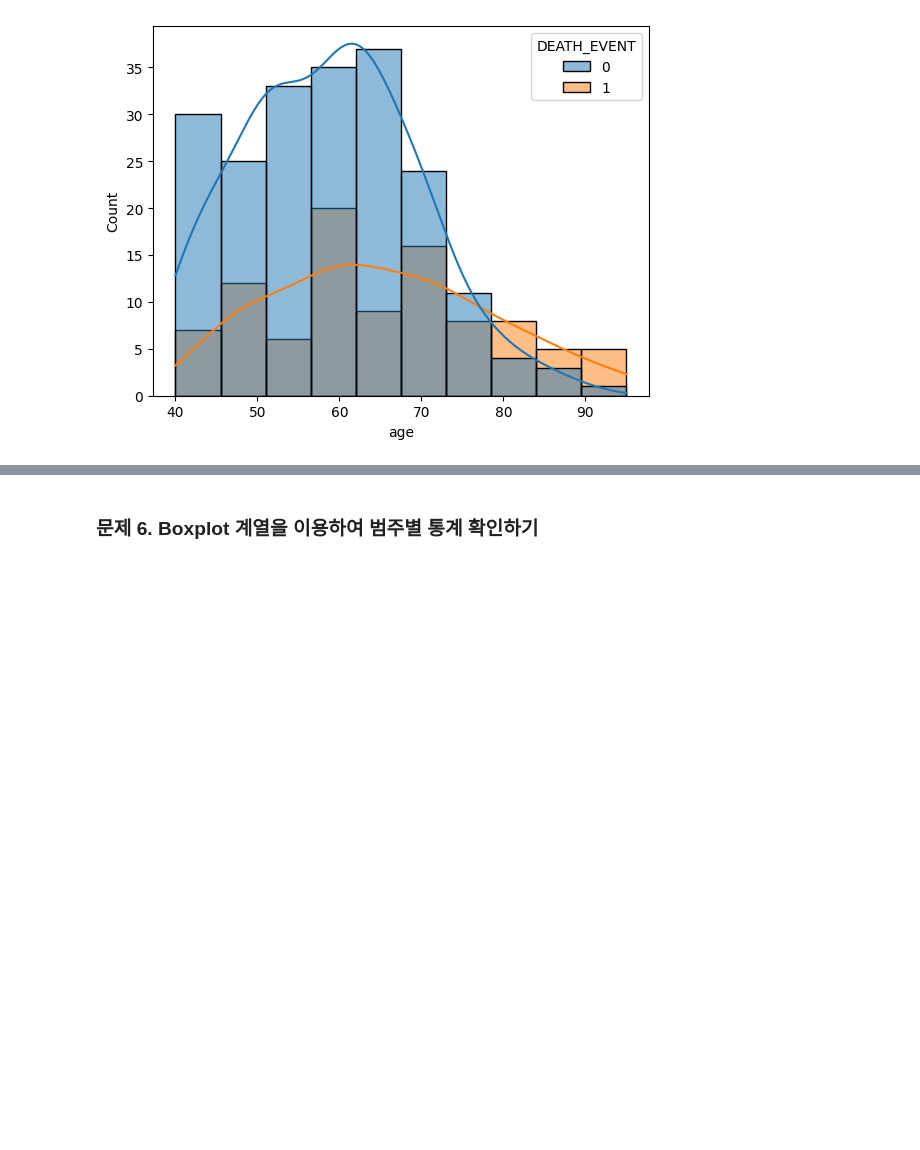
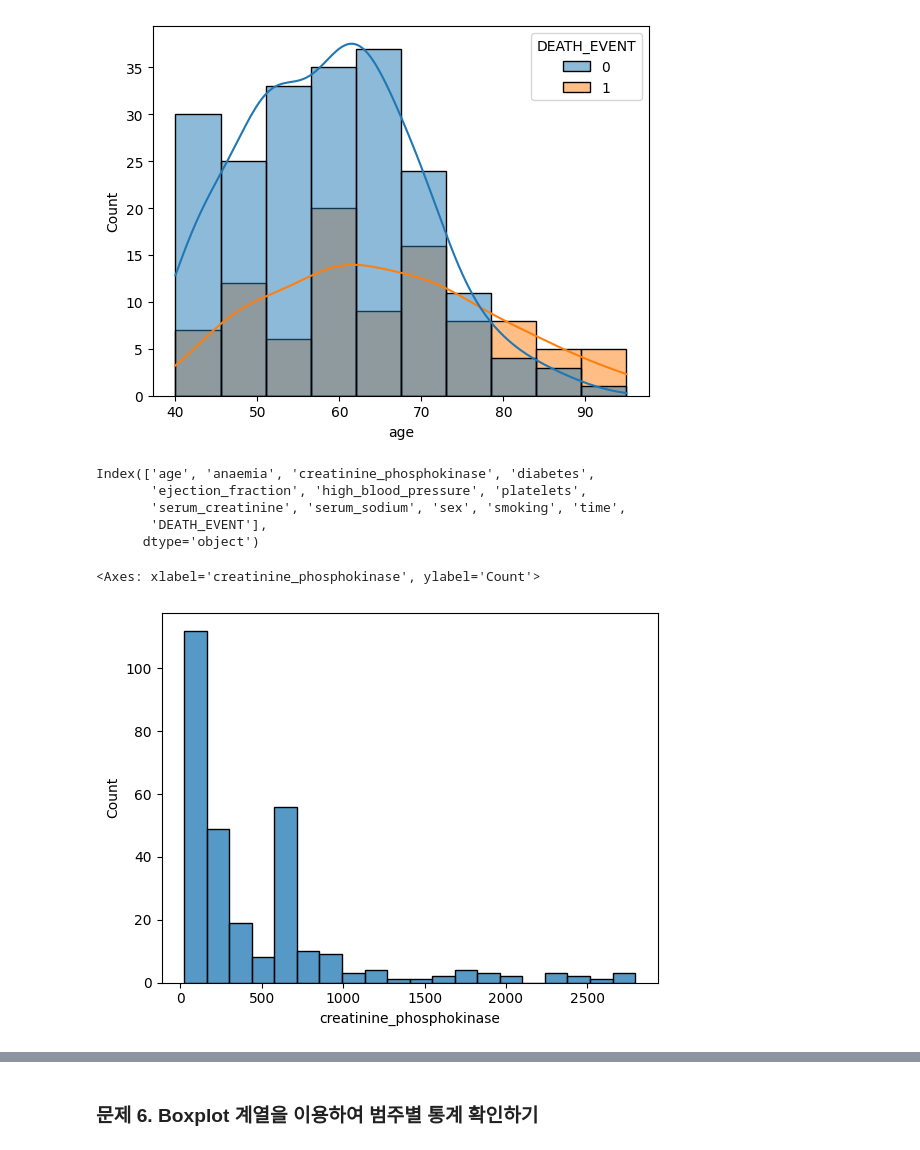
Before and after one commit to godud2604/machine-learning-project, a Jupyter notebook: 의료데이터/Chapter 01 - 데이터 분석으로 심부전증을 예방할 수 있을까(문제).ipynb, the cells around one changed output, grey strips where cells are left out. Drawn from its saved outputs; the diff is of its cells as text; code cells hidden in the pictures; blank space fills up the shorter version.

```diff
--- a/의료데이터/Chapter 01 - 데이터 분석으로 심부전증을 예방할 수 있을까(문제).ipynb
+++ b/의료데이터/Chapter 01 - 데이터 분석으로 심부전증을 예방할 수 있을까(문제).ipynb
@@ -147,3 +153,20 @@ sns.histplot(x="age", data=df, hue="DEATH_EVENT", kde=True)
 # %% [output]
 <Axes: xlabel='age', ylabel='Count'>
 [figure]
+# %%
+df.columns
+# %% [output]
+Index(['age', 'anaemia', 'creatinine_phosphokinase', 'diabetes',
+       'ejection_fraction', 'high_blood_pressure', 'platelets',
+       'serum_creatinine', 'serum_sodium', 'sex', 'smoking', 'time',
+       'DEATH_EVENT'],
+      dtype='object')
+# %%
+# 아웃라이어 많다.
+# => 3000 이하인 값들만 표 활성화
+#    => 별다른 정보를 얻을 수 없음. 유용하지 않다.
+
+sns.histplot(data=df.loc[df['creatinine_phosphokinase'] < 3000, 'creatinine_phosphokinase'])
+# %% [output]
+<Axes: xlabel='creatinine_phosphokinase', ylabel='Count'>
+[figure, added]
```
Also changed, not shown: parts of 7 cells of this notebook.
